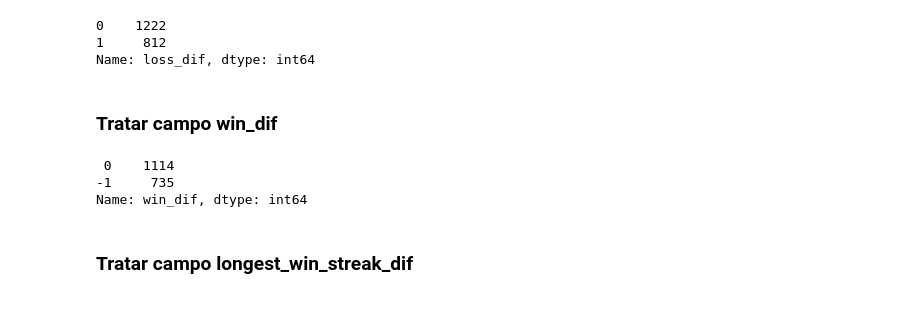
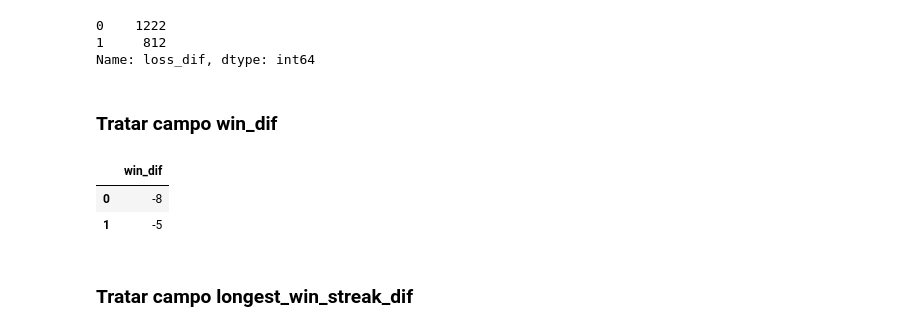
Before and after one commit to OseiasBeu/fight_project, a Jupyter notebook: ufc_project.ipynb, the cells around one changed output. Cells and saved outputs as stored; diff of their text form; code cells hidden in the pictures.

```diff
--- a/ufc_project.ipynb
+++ b/ufc_project.ipynb
@@ -323,11 +362,11 @@ Name: loss_dif, dtype: int64
 # %% [markdown]
 ### Tratar campo win_dif
 # %%
-ufc_df_o.win_dif.value_counts().head(2)
+ufc_df_o[['win_dif']].head(2)
 # %% [output]
- 0    1114
--1     735
-Name: win_dif, dtype: int64
+|  | win_dif |
+| 0 | -8 |
+| 1 | -5 |
 # %% [markdown]
 ### Tratar campo longest_win_streak_dif
 # %%
```
Also changed, not shown: parts of 24 cells of this notebook.
